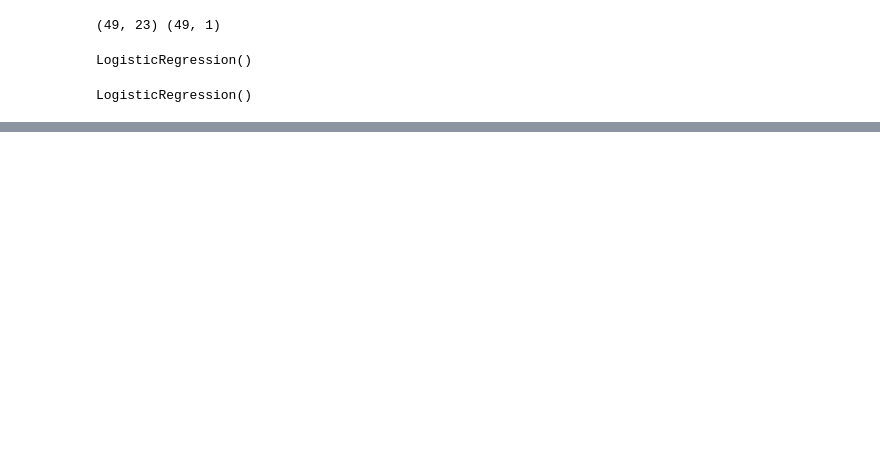
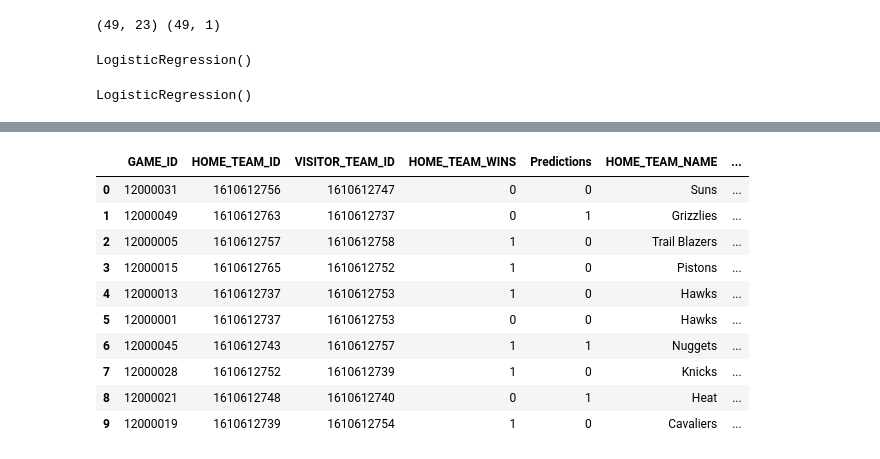
Before and after one commit to olivedisaster/final-project, a Jupyter notebook: Prediction_Model.ipynb, the cells around one changed output, grey strips where cells are left out. Saved outputs shown, nothing was run; the diff lists cells and outputs as text; code cells hidden in the pictures; blank space fills up the shorter version.

```diff
--- a/Prediction_Model.ipynb
+++ b/Prediction_Model.ipynb
@@ -680,0 +482,26 @@ sorted(zip(rf.feature_importances_, feature_names), reverse=True)
+# %%
+vteams= teams.drop(columns=['LEAGUE_ID', 'MIN_YEAR', 'MAX_YEAR','ABBREVIATION','YEARFOUNDED','CITY','ARENA','ARENACAPACITY','OWNER','GENERALMANAGER','HEADCOACH','DLEAGUEAFFILIATION'])
+vteams=vteams.rename(columns = {'TEAM_ID': 'VISITOR_TEAM_ID'})
+# %%
+sample_data = pd.merge(sample, hteams, how="inner", on=["HOME_TEAM_ID"])
+sample_final = pd.merge(sample_data, vteams, how="inner", on=["VISITOR_TEAM_ID"])
+# %%
+sample_final = sample_final.rename(columns={'NICKNAME_x': 'HOME_TEAM_NAME', 'NICKNAME_y': 'VISITOR_TEAM_NAME'})
+# %%
+game_dates = games_untouched[['GAME_DATE_EST', 'GAME_ID']]
+# %%
+sample_final_date = pd.merge(sample_final, game_dates, how="inner", on=["GAME_ID"])
+sample_predictions = sample_final_date[['GAME_ID', 'HOME_TEAM_ID', 'VISITOR_TEAM_ID', 'HOME_TEAM_WINS', 'Predictions','HOME_TEAM_NAME', 'VISITOR_TEAM_NAME', 'GAME_DATE_EST']]
+sample_predictions
+# %% [output]
+|  | GAME_ID | HOME_TEAM_ID | VISITOR_TEAM_ID | HOME_TEAM_WINS | Predictions | HOME_TEAM_NAME | ... |
+| 0 | 12000031 | 1610612756 | 1610612747 | 0 | 0 | Suns | ... |
+| 1 | 12000049 | 1610612763 | 1610612737 | 0 | 1 | Grizzlies | ... |
+| 2 | 12000005 | 1610612757 | 1610612758 | 1 | 0 | Trail Blazers | ... |
+| 3 | 12000015 | 1610612765 | 1610612752 | 1 | 0 | Pistons | ... |
+| 4 | 12000013 | 1610612737 | 1610612753 | 1 | 0 | Hawks | ... |
+| 5 | 12000001 | 1610612737 | 1610612753 | 0 | 0 | Hawks | ... |
+| 6 | 12000045 | 1610612743 | 1610612757 | 1 | 1 | Nuggets | ... |
+| 7 | 12000028 | 1610612752 | 1610612739 | 1 | 0 | Knicks | ... |
+| 8 | 12000021 | 1610612748 | 1610612740 | 0 | 1 | Heat | ... |
+| 9 | 12000019 | 1610612739 | 1610612754 | 1 | 0 | Cavaliers | ... |
```
Also changed, not shown: parts of 88 cells of this notebook.
